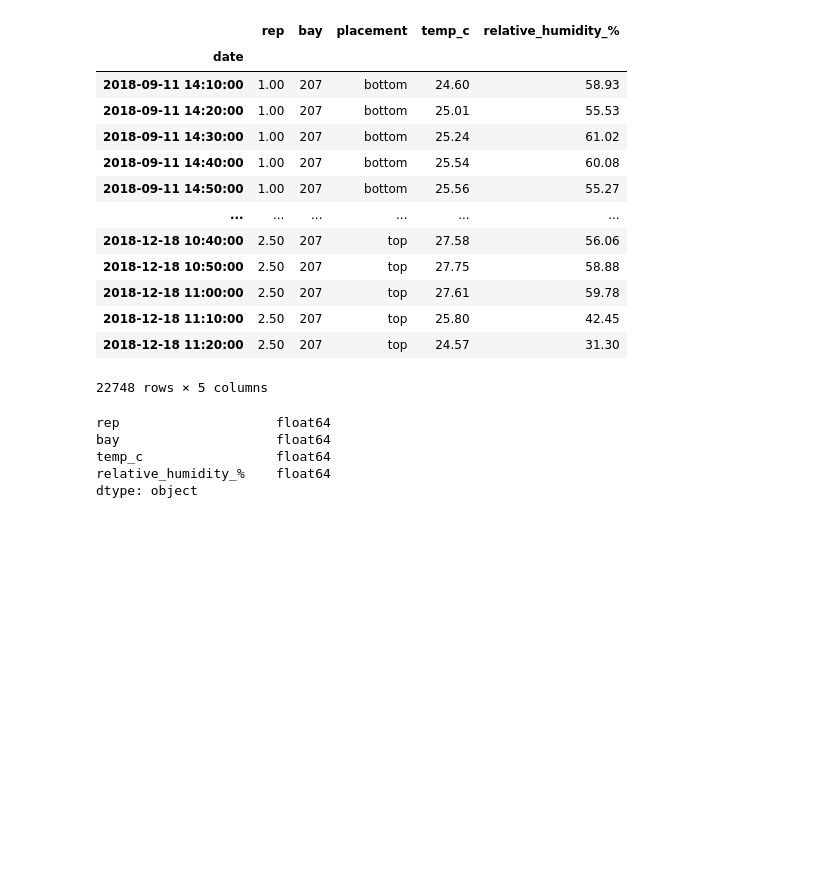
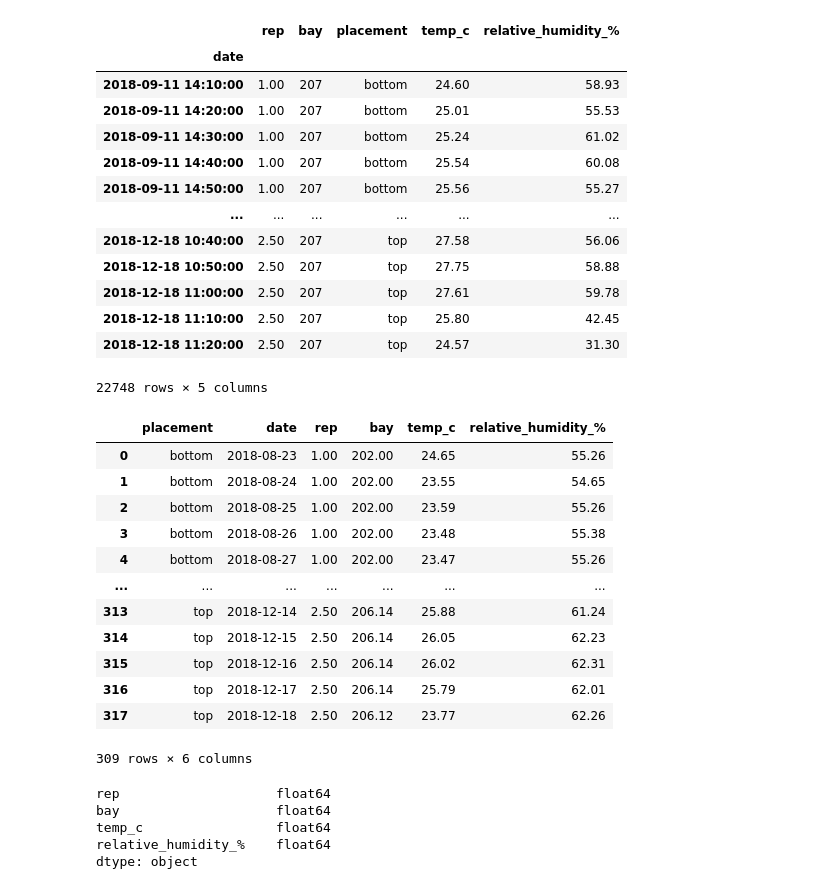
Before and after one commit to killianmeehan/Final-Project, a Jupyter notebook: Data_wrangling.ipynb, the cells around one changed output. Drawn from its saved outputs; the diff is of its cells as text; code cells hidden in the pictures; blank space fills up the shorter version.

```diff
--- a/Data_wrangling.ipynb
+++ b/Data_wrangling.ipynb
@@ -426,3 +451,19 @@ pd.options.display.float_format = "{:,.2f}".format
+# %%
+env_check
+# %% [output]
+|  | placement | date | rep | bay | temp_c | relative_humidity_% |
+| 0 | bottom | 2018-08-23 | 1.00 | 202.00 | 24.65 | 55.26 |
+| 1 | bottom | 2018-08-24 | 1.00 | 202.00 | 23.55 | 54.65 |
+| 2 | bottom | 2018-08-25 | 1.00 | 202.00 | 23.59 | 55.26 |
+| 3 | bottom | 2018-08-26 | 1.00 | 202.00 | 23.48 | 55.38 |
+| 4 | bottom | 2018-08-27 | 1.00 | 202.00 | 23.47 | 55.26 |
+| ... | ... | ... | ... | ... | ... | ... |
+| 313 | top | 2018-12-14 | 2.50 | 206.14 | 25.88 | 61.24 |
+| 314 | top | 2018-12-15 | 2.50 | 206.14 | 26.05 | 62.23 |
+| 315 | top | 2018-12-16 | 2.50 | 206.14 | 26.02 | 62.31 |
+| 316 | top | 2018-12-17 | 2.50 | 206.14 | 25.79 | 62.01 |
+| 317 | top | 2018-12-18 | 2.50 | 206.12 | 23.77 | 62.26 |
+309 rows × 6 columns
 # %%
 #env_daily
 #env_daily.reset_index(drop=True)
```
Also changed, not shown: parts of 14 cells of this notebook, 42 other files.
